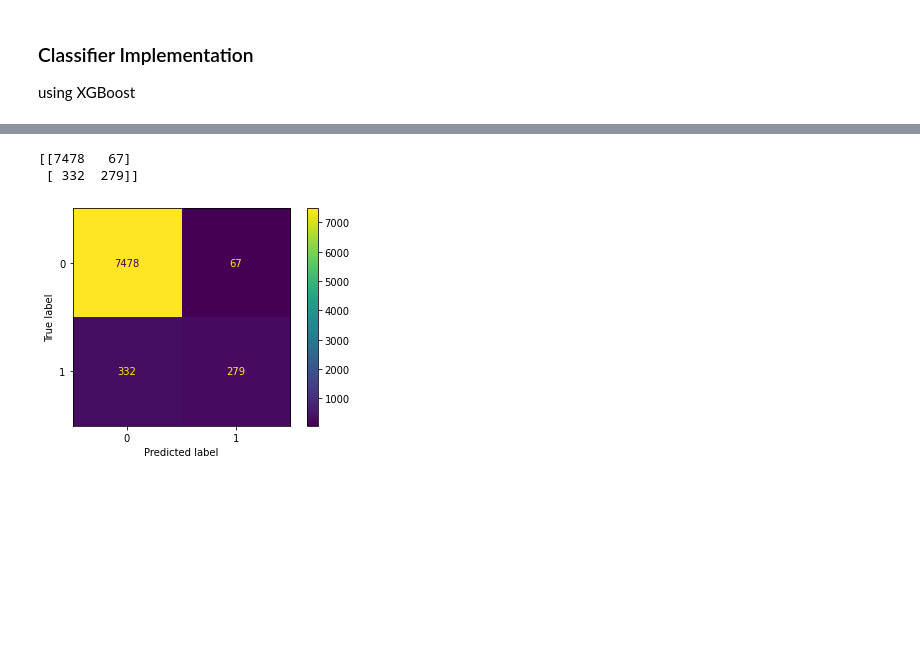
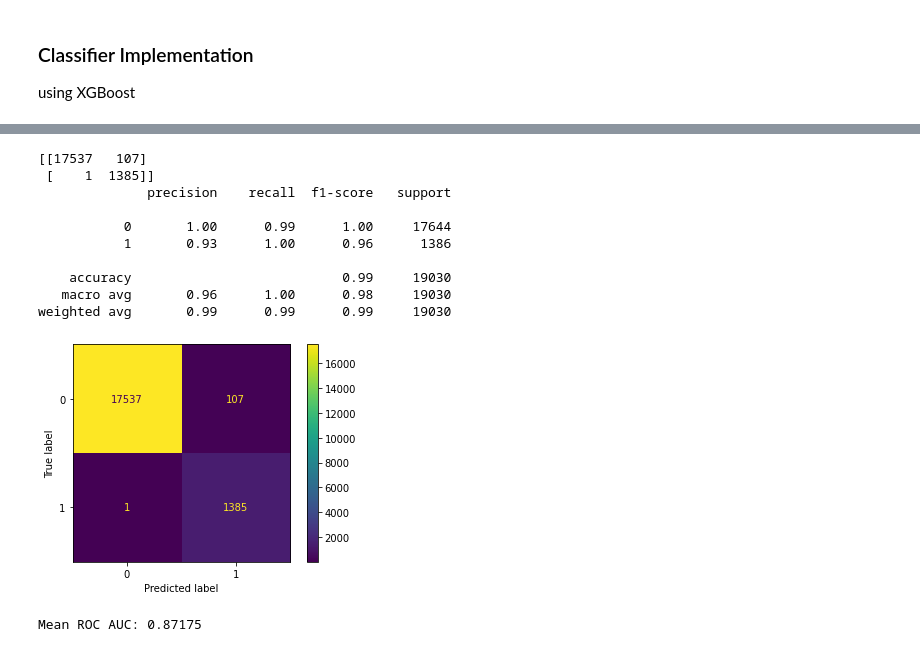
Before and after one commit to eddie8615/ml_bioinfo_hi, a Jupyter notebook: assignment/k21134342_ML_assignment.ipynb, the cells around one changed output, grey strips where cells are left out. Cells and saved outputs as stored; diff of their text form; code cells hidden in the pictures; blank space fills up the shorter version.

```diff
--- a/assignment/k21134342_ML_assignment.ipynb
+++ b/assignment/k21134342_ML_assignment.ipynb
@@ -366,3 +370,17 @@ from sklearn.preprocessing import StandardScaler
+# %%
+# Plot confusion matrix and print classification report for checking model's performance
+def calc_performance(y_test, y_pred):
+    cm= confusion_matrix(y_test, y_pred)
+
+    #class_names contains the labels we would like to use. This can be ignored.
+    class_names  =[0, 1]
+    cm = confusion_matrix(y_test, y_pred, labels=class_names)
+    disp = ConfusionMatrixDisplay(confusion_matrix=cm, display_labels=class_names)
+
+    print(disp.confusion_matrix)
+    print(classification_report(y_test,y_pred))
+    disp.plot()
+    plt.show()
 # %%
 print(Counter(y_train))
 print(Counter(y_test))
@@ -372,4 +397,7 @@ Counter({0: 7545, 1: 611})
 # %%
-model = GradientBoostingClassifier()
-model.fit(X_train_imputed, y_train.values.ravel())
+counter = Counter(y_train)
+balance_weight = counter[0] / counter[1]
+print('Balance_weight:', balance_weight)
+base_model = XGBClassifier(scale_pos_weight=balance_weight)
+base_model.fit(X_train_imputed, y_train.values.ravel())
 # %% [output]
@@ -377,17 +415,22 @@ GradientBoostingClassifier()
 # %%
-y_pred = model.predict(X_test_imputed)
+y_pred = base_model.predict(X_train_imputed)
-# %%
-cm= confusion_matrix(y_test, y_pred)
-
-#class_names contains the labels we would like to use. This can be ignored.
-class_names  =[0, 1]
-cm = confusion_matrix(y_test, y_pred, labels=class_names)
-disp = ConfusionMatrixDisplay(confusion_matrix=cm, display_labels=class_names)
-
-print(disp.confusion_matrix)
-disp.plot()
-plt.show()
-# %% [output]
-[[7478   67]
- [ 332  279]]
-[figure, removed]
+# %%
+calc_performance(y_train, y_pred)
+# %% [output]
+[[17537   107]
+ [    1  1385]]
+              precision    recall  f1-score   support
+
+           0       1.00      0.99      1.00     17644
+           1       0.93      1.00      0.96      1386
+
+    accuracy                           0.99     19030
+   macro avg       0.96      1.00      0.98     19030
+weighted avg       0.99      0.99      0.99     19030
+[figure, added]
+# %%
+cv = RepeatedKFold(n_splits=10, n_repeats=5, random_state=1)
+scores = cross_val_score(base_model, X_train_imputed, y_train, scoring='roc_auc', cv=cv, n_jobs=-1)
+print('Mean ROC AUC: %.5f' % mean(scores))
+# %% [output]
+Mean ROC AUC: 0.87175
```
Also changed, not shown: parts of 5 cells of this notebook, 1 other file.
